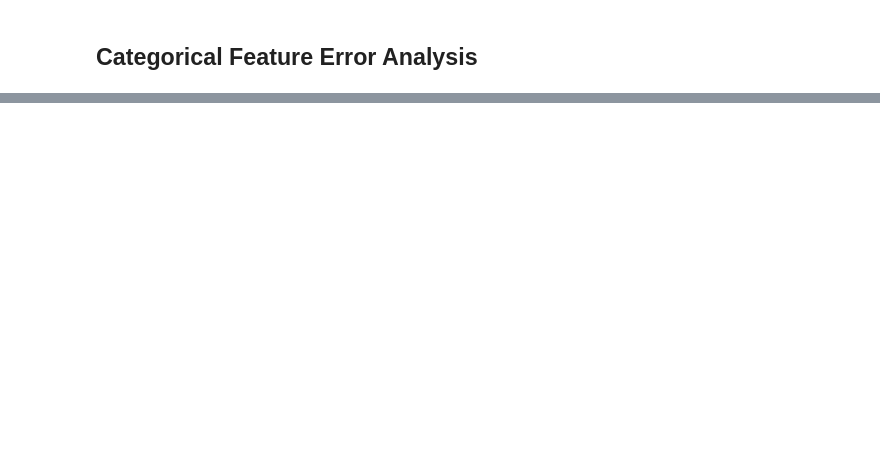
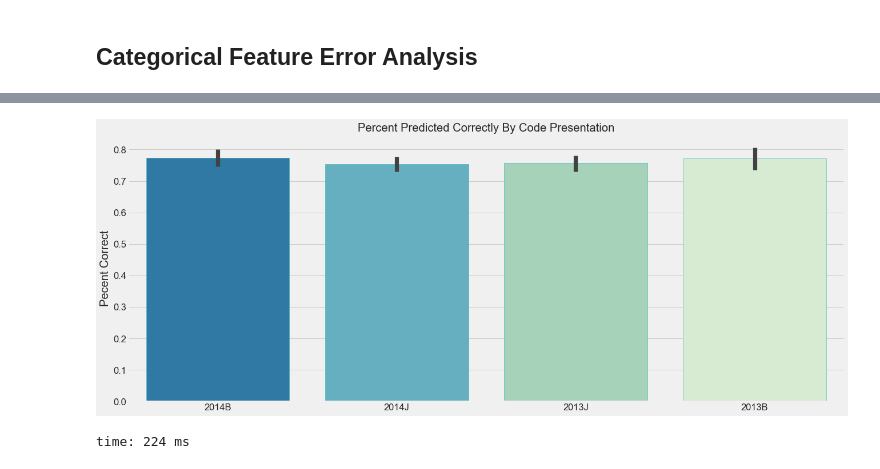
Before and after one commit to jeffreyhwatson/online_outcomes, a Jupyter notebook: notebooks/exploratory/error_analysis.ipynb, the cells around one changed output, grey strips where cells are left out. Cells and saved outputs as stored; diff of their text form; code cells hidden in the pictures; blank space fills up the shorter version.

```diff
--- a/notebooks/exploratory/error_analysis.ipynb
+++ b/notebooks/exploratory/error_analysis.ipynb
@@ -334,0 +319,5 @@ time: 194 ms
+# %%
+v.categorical_errors(cat_errors, 'code_presentation')
+# %% [output]
+[figure, added]
+time: 224 ms
```
Also changed, not shown: parts of 35 cells of this notebook, 11 other files.
